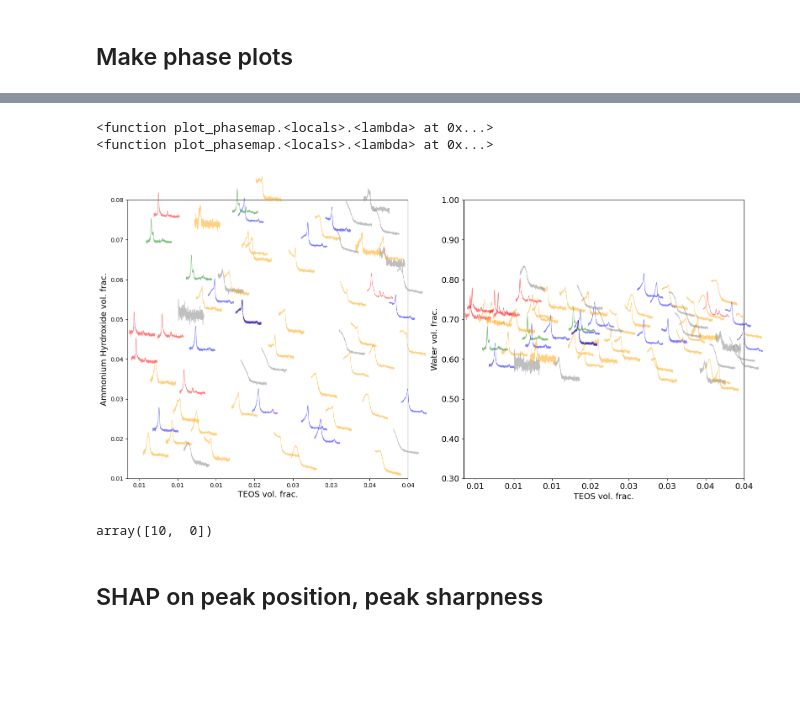
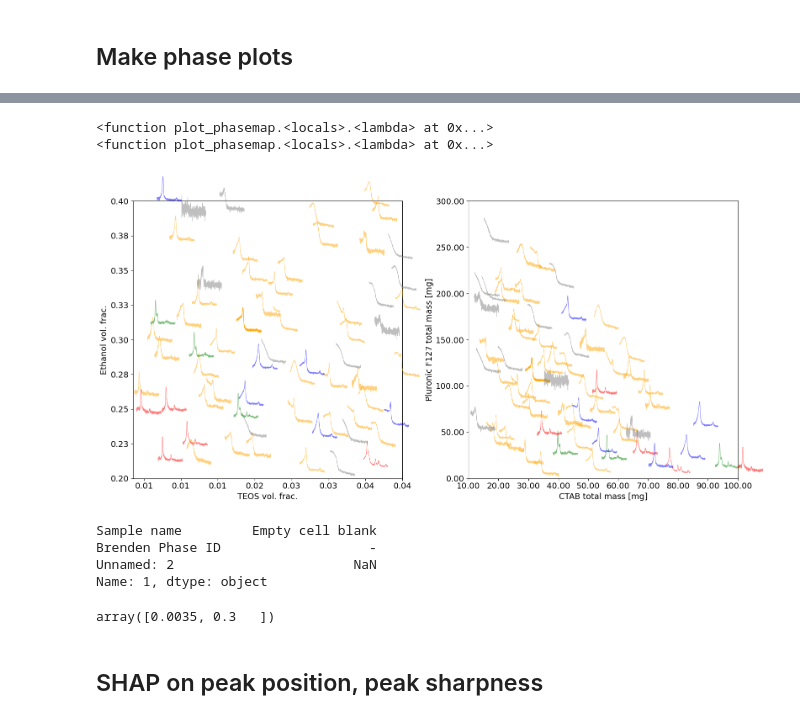
Before and after one commit to pozzo-research-group/silica-np-synthesis, a Jupyter notebook: APS_data_analysis/APSBatch_mesoporousPhasemaps.ipynb, the cells around one changed output, grey strips where cells are left out. Cells and saved outputs as stored; diff of their text form; code cells hidden in the pictures; blank space fills up the shorter version.

Commit message:
update plotting

```diff
--- a/APS_data_analysis/APSBatch_mesoporousPhasemaps.ipynb
+++ b/APS_data_analysis/APSBatch_mesoporousPhasemaps.ipynb
@@ -489,13 +506,13 @@ format_func(300.00, 1)
 # %%
 x_ind = 0
-y_ind = 1
+y_ind = 2
 
-x_2_ind = 0
-y_2_ind = 5
+x_2_ind = 3
+y_2_ind = 4
 
 
 names = ['teos_vf', 'ammonia_vf', 'ethanol_vf', 'ctab_mass', 'F127_mass', 'water_vf']
-labels = ['TEOS vol. frac.', 'Ammonium Hyrdroxide vol. frac.', 'Ethanol vol. frac.', 'CTAB mass', 'Pluronic F127 mass', 'Water vol. frac.']
+labels = ['TEOS vol. frac.', 'Ammonium Hyrdroxide vol. frac.', 'Ethanol vol. frac.', 'CTAB total mass [mg]', 'Pluronic F127 total mass [mg]', 'Water vol. frac.']
 
 x_name = names[x_ind]
 y_name = names[y_ind]
@@ -563,41 +580,48 @@ s = np.array(s)
 
 pd_utils.plot_phasemap(bounds, ax[0], c_1, s, colors = colors_1)
 pd_utils.plot_phasemap(bounds_2, ax[1], c_2, s, colors = colors_1)
 
 
 ax[0].set_xlabel(f'{labels[x_ind]}', size = 14)
 ax[0].set_ylabel(f'{labels[y_ind]}', size = 14)
 
 ax[0].yaxis.set_major_formatter(FuncFormatter(format_func_0))
 ax[0].xaxis.set_major_formatter(FuncFormatter(format_func_0))
 
 ax[0].set_xlim([bounds[0][0], bounds[1][0]])
 ax[0].set_ylim([bounds[0][1], bounds[1][1]])
 
 
 ax[1].set_xlabel(f'{labels[x_2_ind]}', size = 14)
 ax[1].set_ylabel(f'{labels[y_2_ind]}', size = 14)
 
 ax[1].yaxis.set_major_formatter(FuncFormatter(format_func))
 ax[1].xaxis.set_major_formatter(FuncFormatter(format_func))
 
 ax[1].set_xlim([bounds_2[0][0], bounds_2[1][0]])
 ax[1].set_ylim([bounds_2[0][1], bounds_2[1][1]])
 
-plt.xticks(fontsize=14)  # Set x-axis tick labels size
-plt.yticks(fontsize=14)  # Set y-axis tick labels size
+ax[0].tick_params(axis='both', labelsize=14)
+ax[1].tick_params(axis='both', labelsize=14)
 
 
 plt.tight_layout()
-plt.savefig(f'Phaseplot_saxs_ammoniawater.png', dpi = 300)
+plt.savefig(f'Phaseplot_saxs_TEOSEthanolSurfactant.png', dpi = 300)
 # %% [output]
 <function plot_phasemap.<locals>.<lambda> at 0x...>
 <function plot_phasemap.<locals>.<lambda> at 0x...>
-[figure, old version]
+[figure, new version]
+# %%
+phase_table.loc[1]
+# %% [output]
+Sample name         Empty cell blank
+Brenden Phase ID                   -
+Unnamed: 2                       NaN
+Name: 1, dtype: object
 # %%
 bounds_2[0]
 # %% [output]
-array([10,  0])
+array([0.0035, 0.3   ])
 # %% [markdown]
 ## SHAP on peak position, peak sharpness
 # %%
```
Also changed, not shown: parts of 6 cells of this notebook, 4 other files.
